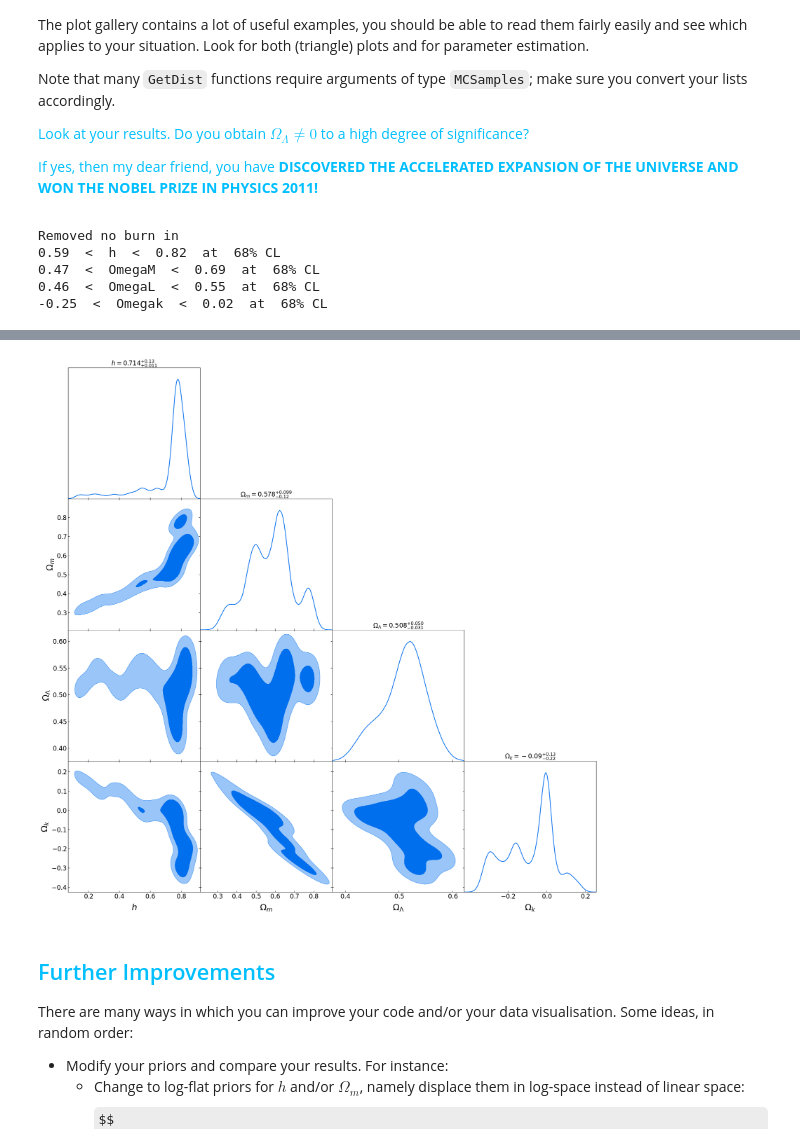
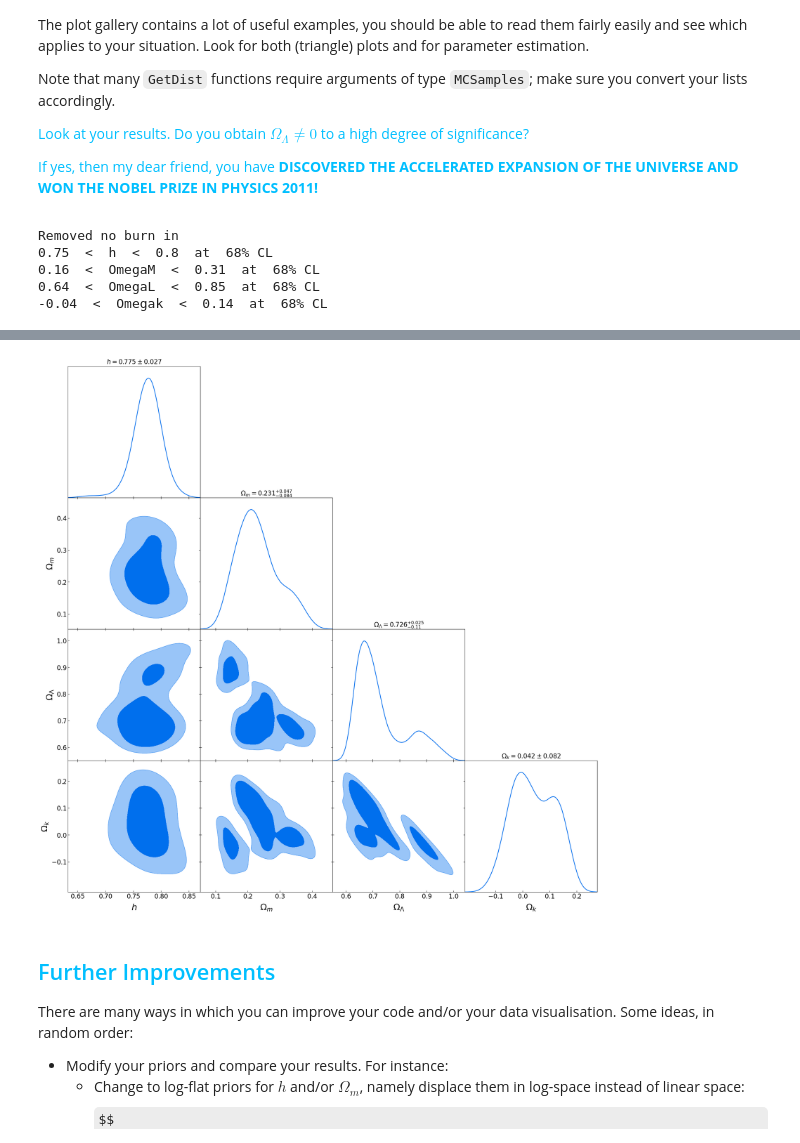
Before and after one commit to tsiligardi/PRA3024-Analysis-of-big-data-in-physics, a Jupyter notebook: PRA3024_2223_COSMOLOGY.ipynb, the cells around one changed output, grey strips where cells are left out. Cells and saved outputs as stored; diff of their text form; code cells hidden in the pictures; some formulas as TeX source.

```diff
--- a/PRA3024_2223_COSMOLOGY.ipynb
+++ b/PRA3024_2223_COSMOLOGY.ipynb
@@ -342,8 +342,9 @@ $$</font>
 # %%
 filename = "MC_Chain_SNIa.csv" #-csv file are easier to read with pandas
 file = open(filename,"w")
+#here the basic excercise. At the end, there is also an attempt to implement the German-Rubi convergence test
 from numpy.random import normal, uniform
-N_steps = 1000
+N_steps = 3000
 #getting all the data
 z_values=np.sort(data.T[1])
 errors=np.sort(data.T[3])
@@ -426,12 +426,11 @@ If yes, then my dear friend, you have **DISCOVERED THE ACCELERATED EXPANSION OF
 import pandas
 data=pandas.read_csv("MC_Chain_SNIa.csv",header=0)
 # %%
-# These are just randomly generated values. YOU WILL HAVE TO USE THE RESULTS OF YOUR MCMC CHAIN!
 
 #Try to find a way to slice the data and discard the burn-in
-h=data['h'].to_numpy()
-OmegaM=data['OmegaM'].to_numpy()
-OmegaL = data['OmegaL'].to_numpy()
+h=data['h'].to_numpy()[200:]
+OmegaM=data['OmegaM'].to_numpy()[200:]
+OmegaL = data['OmegaL'].to_numpy()[200:]
 
 Omegak = 1. - OmegaM - OmegaL
 
@@ -460,7 +459,7 @@ j.settings.axes_fontsize = 16
 j.triangle_plot(samples1, filled = True, title_limit=1)
 # %% [output]
 Removed no burn in
-0.59  <  h  <  0.82  at  68% CL
-0.47  <  OmegaM  <  0.69  at  68% CL
-0.46  <  OmegaL  <  0.55  at  68% CL
--0.25  <  Omegak  <  0.02  at  68% CL
+0.75  <  h  <  0.8  at  68% CL
+0.16  <  OmegaM  <  0.31  at  68% CL
+0.64  <  OmegaL  <  0.85  at  68% CL
+-0.04  <  Omegak  <  0.14  at  68% CL
@@ -469,4 +466,4 @@ WARNING:root:2D kernel density bandwidth optimizer failed for OmegaL, Omegak. Us
-[figure, old version]
+[figure, new version]
 # %% [markdown]
 ## <font color='deepskyblue'>Further Improvements</font>
 
```
Also changed, not shown: parts of 6 cells of this notebook.
